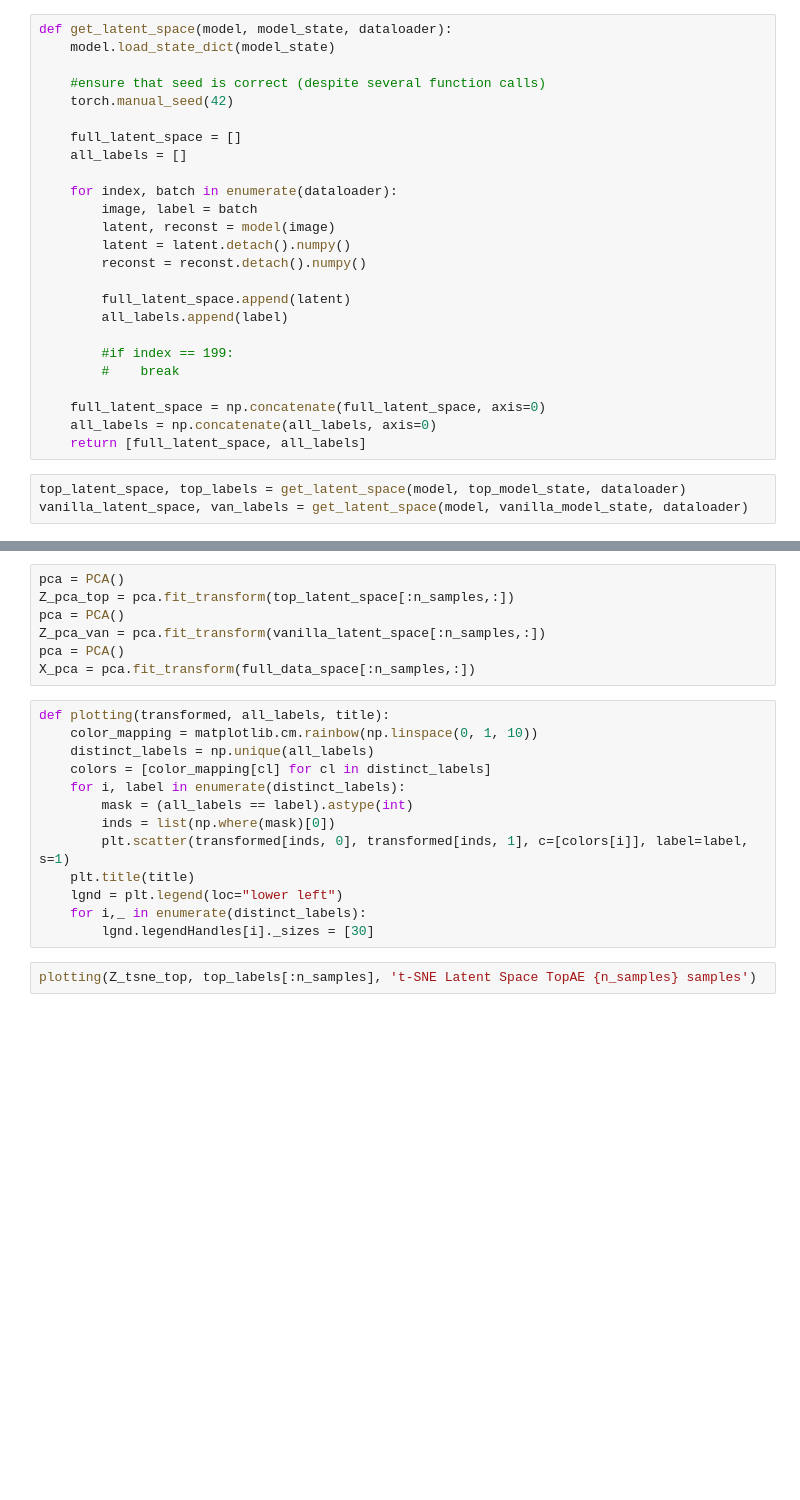
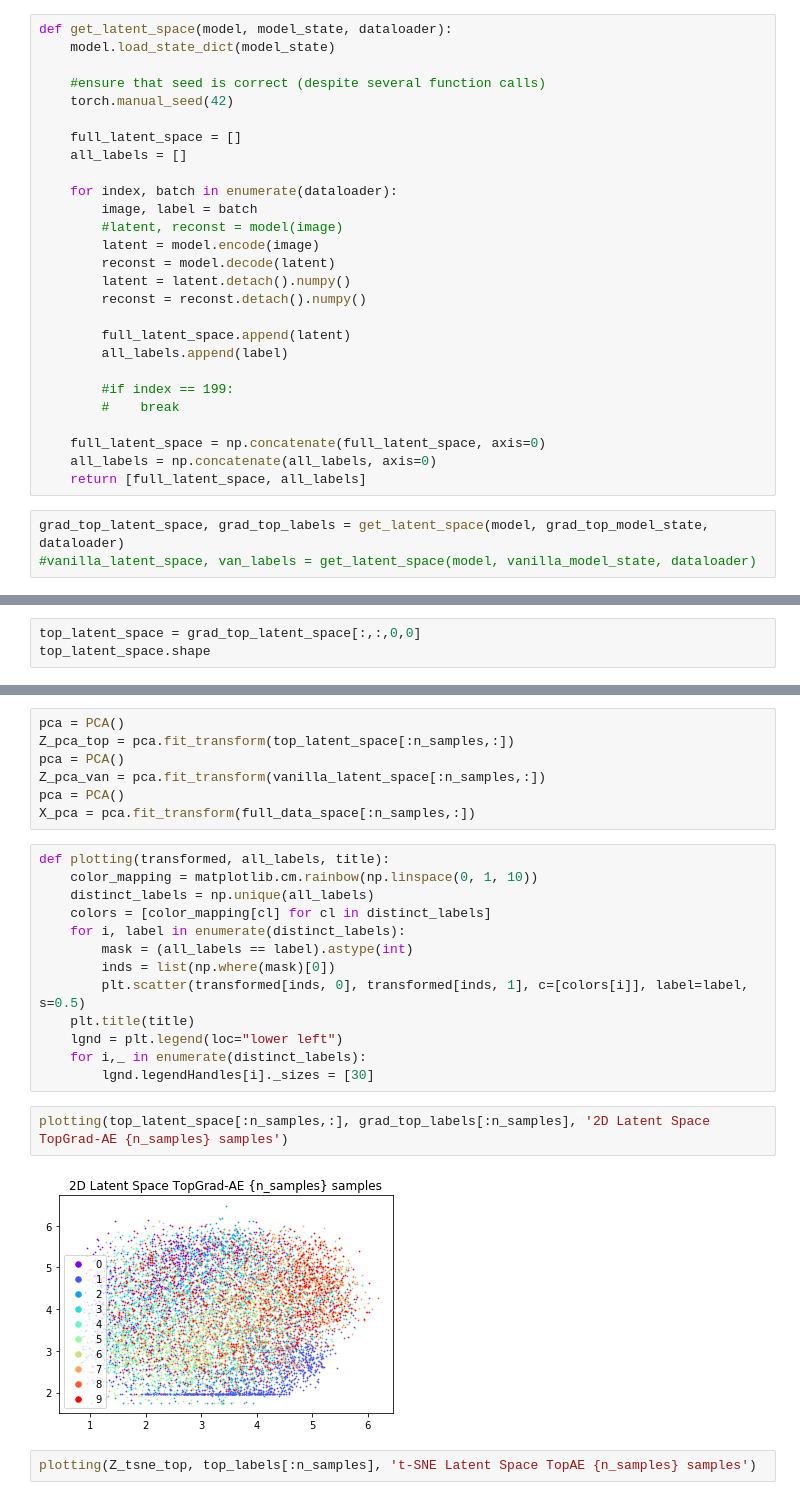
Before and after one commit to BorgwardtLab/topological-autoencoders, a Jupyter notebook: notebooks/Visualize_latent_space_new.ipynb, the cells around one changed output, grey strips where cells are left out. Saved outputs shown, nothing was run; the diff lists cells and outputs as text; blank space fills up the shorter version.

Commit message:
added visualization compatibility to new pipeline structure

```diff
--- a/notebooks/Visualize_latent_space_new.ipynb
+++ b/notebooks/Visualize_latent_space_new.ipynb
@@ -49,7 +53,9 @@ def get_latent_space(model, model_state, dataloader):
 
     for index, batch in enumerate(dataloader):
         image, label = batch
-        latent, reconst = model(image)
+        #latent, reconst = model(image)
+        latent = model.encode(image)
+        reconst = model.decode(latent)
         latent = latent.detach().numpy()
         reconst = reconst.detach().numpy()
 
@@ -63,8 +69,8 @@ def get_latent_space(model, model_state, dataloader):
     all_labels = np.concatenate(all_labels, axis=0)
     return [full_latent_space, all_labels]
 # %%
-top_latent_space, top_labels = get_latent_space(model, top_model_state, dataloader)
-vanilla_latent_space, van_labels = get_latent_space(model, vanilla_model_state, dataloader)
+grad_top_latent_space, grad_top_labels = get_latent_space(model, grad_top_model_state, dataloader)
+#vanilla_latent_space, van_labels = get_latent_space(model, vanilla_model_state, dataloader)
 # %%
 #Extract full data space for baseline t-sne:
 full_data_space = []
@@ -87,0 +98,3 @@ full_latent_space.shape
+# %%
+top_latent_space = grad_top_latent_space[:,:,0,0]
+top_latent_space.shape
@@ -122,11 +137,15 @@ def plotting(transformed, all_labels, title):
     for i, label in enumerate(distinct_labels):
         mask = (all_labels == label).astype(int)
         inds = list(np.where(mask)[0])
-        plt.scatter(transformed[inds, 0], transformed[inds, 1], c=[colors[i]], label=label, s=1)
+        plt.scatter(transformed[inds, 0], transformed[inds, 1], c=[colors[i]], label=label, s=0.5)
     plt.title(title)
     lgnd = plt.legend(loc="lower left")
     for i,_ in enumerate(distinct_labels):
         lgnd.legendHandles[i]._sizes = [30]
+# %%
+plotting(top_latent_space[:n_samples,:], grad_top_labels[:n_samples], '2D Latent Space TopGrad-AE {n_samples} samples')
+# %% [output]
+[figure, added]
 # %%
 plotting(Z_tsne_top, top_labels[:n_samples], 't-SNE Latent Space TopAE {n_samples} samples')
 # %% [output]
```
Also changed, not shown: parts of 5 cells of this notebook.
